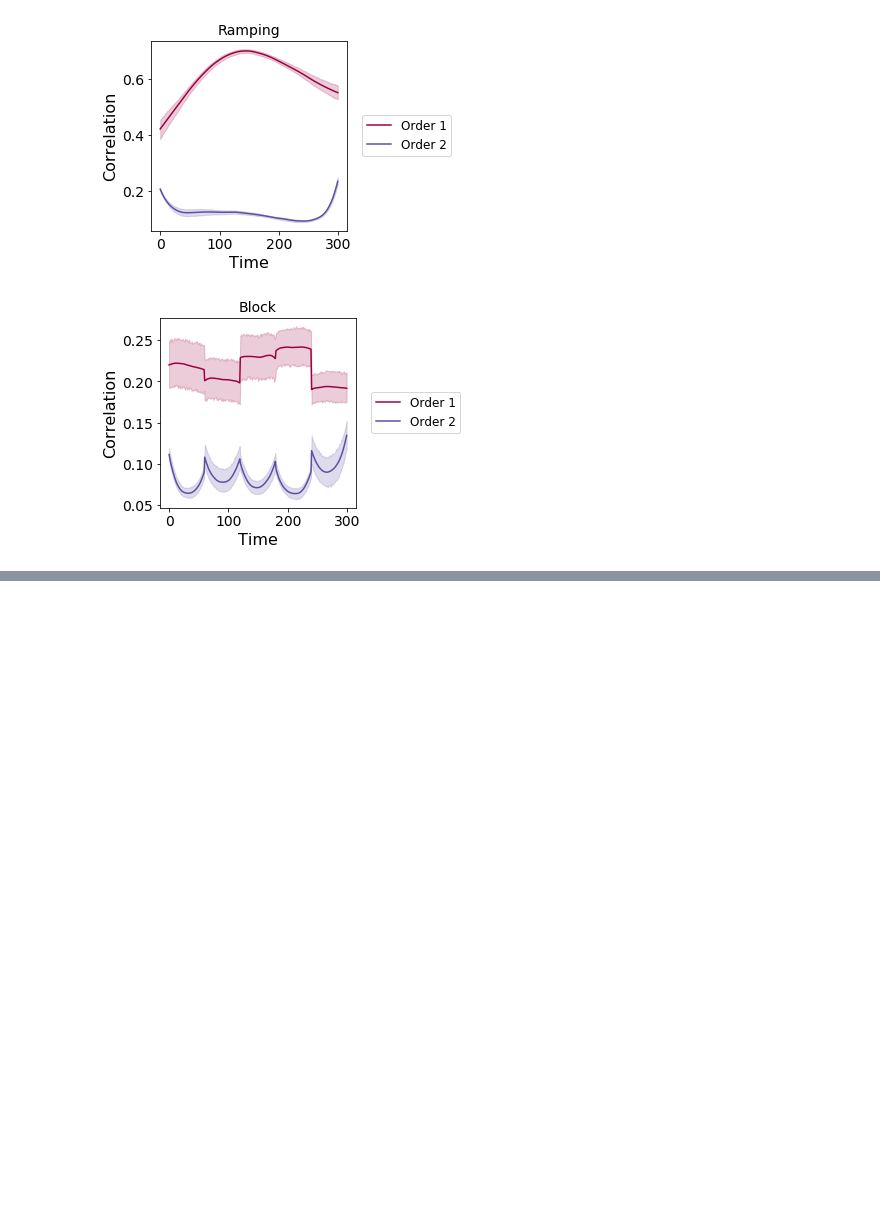
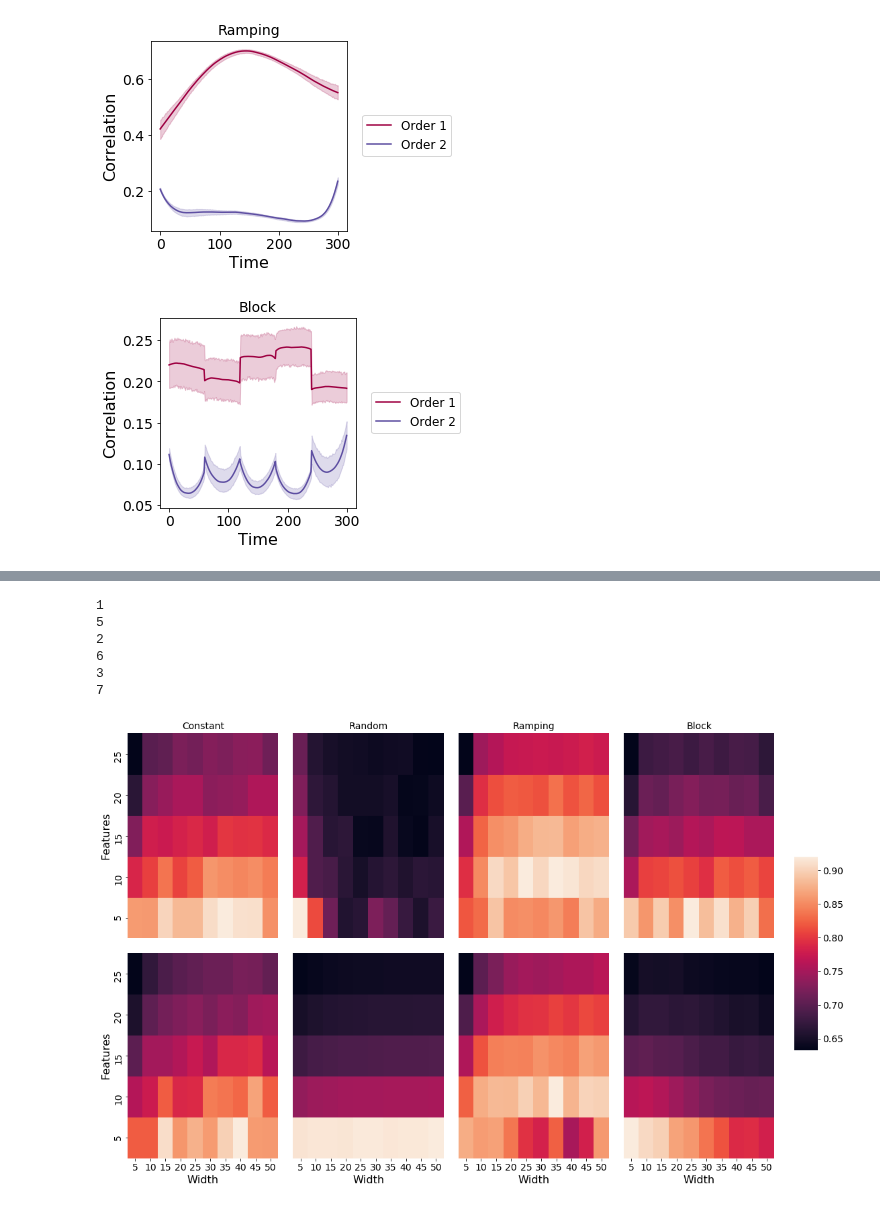
Before and after one commit to ContextLab/timecorr-paper, a Jupyter notebook: code/notebooks/timecorr_higher_order_search.ipynb, the cells around one changed output, grey strips where cells are left out. Cells and saved outputs as stored; diff of their text form; code cells hidden in the pictures; blank space fills up the shorter version.

Commit message:
updates to supp and main text

```diff
--- a/code/notebooks/timecorr_higher_order_search.ipynb
+++ b/code/notebooks/timecorr_higher_order_search.ipynb
@@ -148,0 +138,65 @@ plt.gcf().savefig(os.path.join(figdir, 'sim_heatmaps.pdf'), bbox_inches='tight')
+# %%
+fig, axn = plt.subplots(2, 4, sharex=True, sharey=True, figsize=(16,10))
+
+cbar_ax = fig.add_axes([.91, .3, .03, .4])
+
+for i, ax in enumerate(axn.flat):
+
+    if i % 2 ==0:
+
+        ci = int(i / 2)
+
+        cond = conds[ci]
+
+        result_cond = os.path.join(results_dir, cond + '_*')
+
+        recovery_performance_all = pd.DataFrame()
+        for e, r in enumerate(glob.glob(os.path.join(result_cond, '*'))):
+            recovery_performance_part = pd.read_csv(r)
+            split_it = r.split('/')[-1].split('.')[0]
+            split_string = r.split('/')[-2].split('_')
+            recovery_performance_part['iteration'] = int(split_it)
+            recovery_performance_part['Time'] = int(split_string[1])
+            recovery_performance_part['Features'] = int(split_string[2])
+            recovery_performance_part['Width'] = int(split_string[3])
+            recovery_performance_all = recovery_performance_all.append(recovery_performance_part)
+
+        melted = pd.melt(recovery_performance_all, id_vars=['Features', 'Width'], value_vars=['1', '2'])
+        melted = melted.astype({"variable": int})
+
+
+        for order in [1, 2]:
+
+            axi = ci
+
+            if order == 2:
+                axi = ci + 4
+
+            df = melted[melted['variable']==order]
+            heatmap_data = pd.pivot_table(df, values='value', index=['Features'], columns='Width')
+            g = sns.heatmap(heatmap_data, ax=axn.flat[axi], cbar=axi == 0, cbar_ax=None if axi else cbar_ax)
+            axn.flat[axi].invert_yaxis()
+
+            if order == 1:
+                axn.flat[axi].title.set_text(cond.capitalize())
+                axn.flat[axi].axes.get_xaxis().set_visible(False)
+
+            if not axi in [0, 4]:
+                print(axi)
+                axn.flat[axi].axes.get_yaxis().set_visible(False)
+
+            plt.yticks(rotation=0)
+
+
+
+fig.tight_layout(rect=[0, 0, .9, 1])
+
+plt.gcf().savefig(os.path.join(figdir, 'sim_heatmaps_features.pdf'), bbox_inches='tight')
+# %% [output]
+1
+5
+2
+6
+3
+7
+[figure, added]
```
Also changed, not shown: parts of 2 cells of this notebook, 6 other files.
